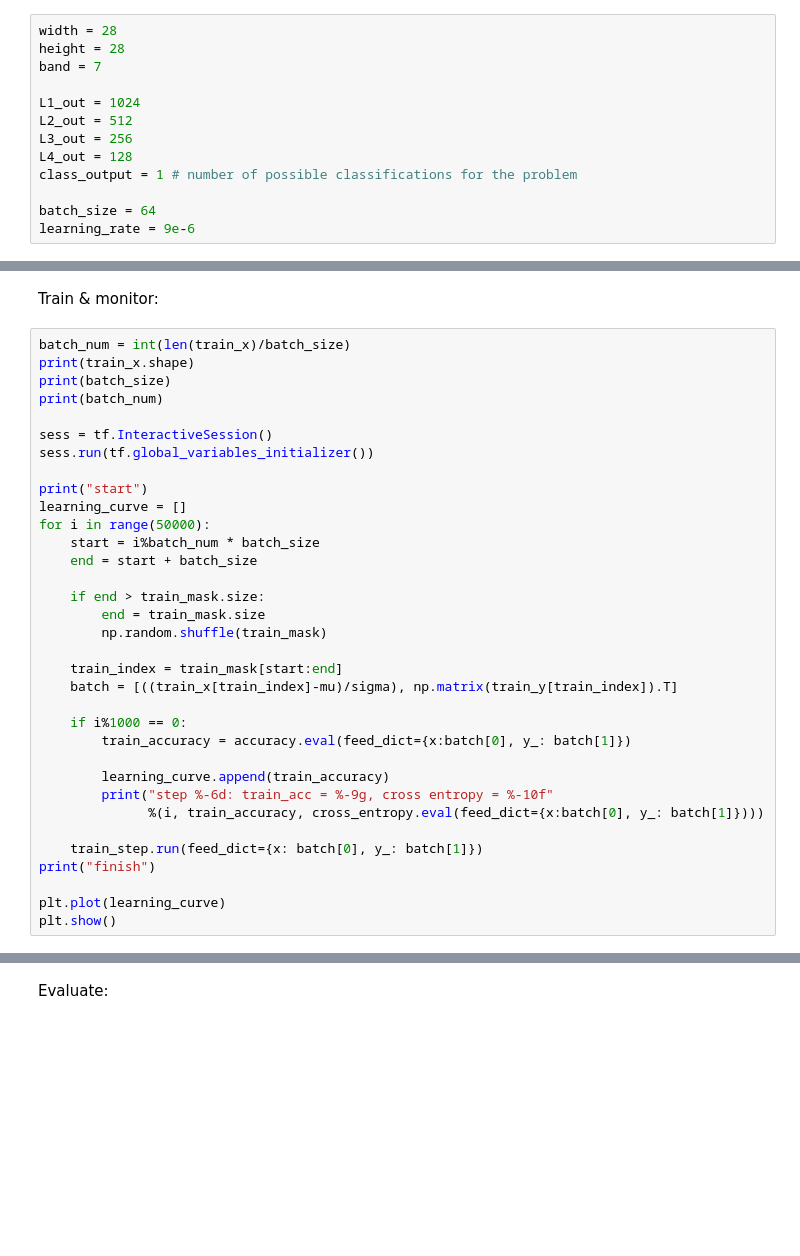
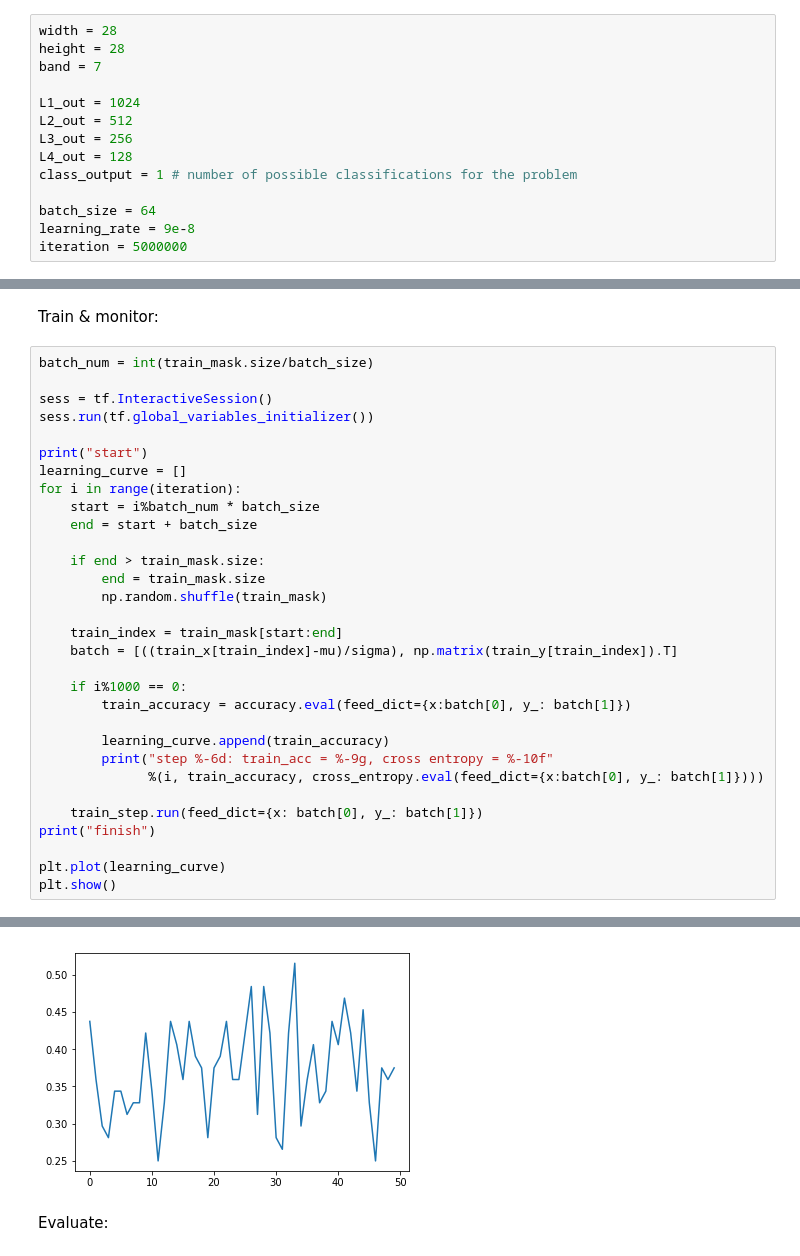
Before and after one commit to LiyaoTang/Road-Extraction-from-Time-Series-Satellite-Images, a Jupyter notebook: NSW-CNN/Naive NN.ipynb, the cells around one changed output, grey strips where cells are left out. Drawn from its saved outputs; the diff is of its cells as text; blank space fills up the shorter version.

```diff
--- a/NSW-CNN/Naive NN.ipynb
+++ b/NSW-CNN/Naive NN.ipynb
@@ -54,7 +54,8 @@ L4_out = 128
 class_output = 1 # number of possible classifications for the problem
 
 batch_size = 64
-learning_rate = 9e-6
+learning_rate = 9e-8
+iteration = 5000000
 # %% [markdown]
 Calculate Normalization Parameters:
 # %%
@@ -127,17 +128,14 @@ accuracy = tf.reduce_mean(tf.cast(correct_prediction, tf.float32))
 # %% [markdown]
 Train & monitor:
 # %%
-batch_num = int(len(train_x)/batch_size)
-print(train_x.shape)
-print(batch_size)
-print(batch_num)
+batch_num = int(train_mask.size/batch_size)
 
 sess = tf.InteractiveSession()
 sess.run(tf.global_variables_initializer())
 
 print("start")
 learning_curve = []
-for i in range(50000):
+for i in range(iteration):
     start = i%batch_num * batch_size
     end = start + batch_size
 
@@ -170,3 +179,4 @@ step 1000  : train_acc = 0.375    , cross entropy = -0.375000
+[figure, added]
 # %% [markdown]
 Evaluate:
 # %%
```
Also changed, not shown: parts of 4 cells of this notebook, 1 other file.
